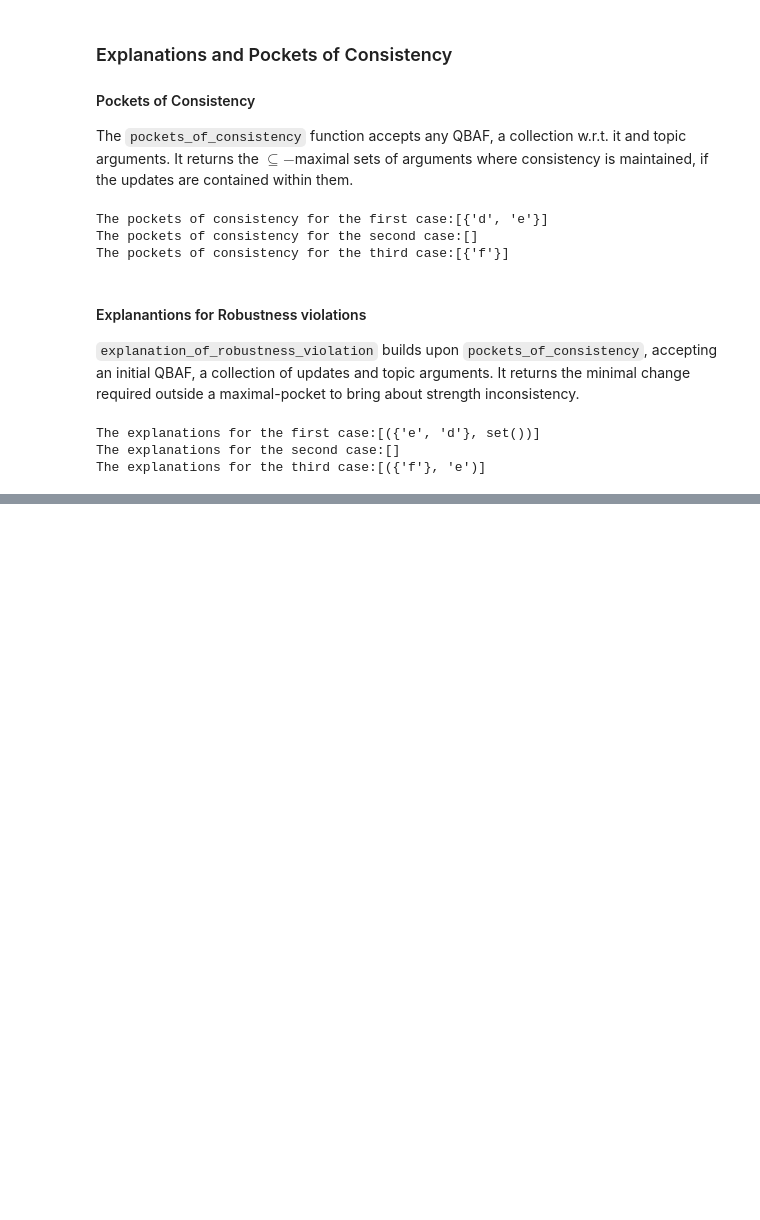
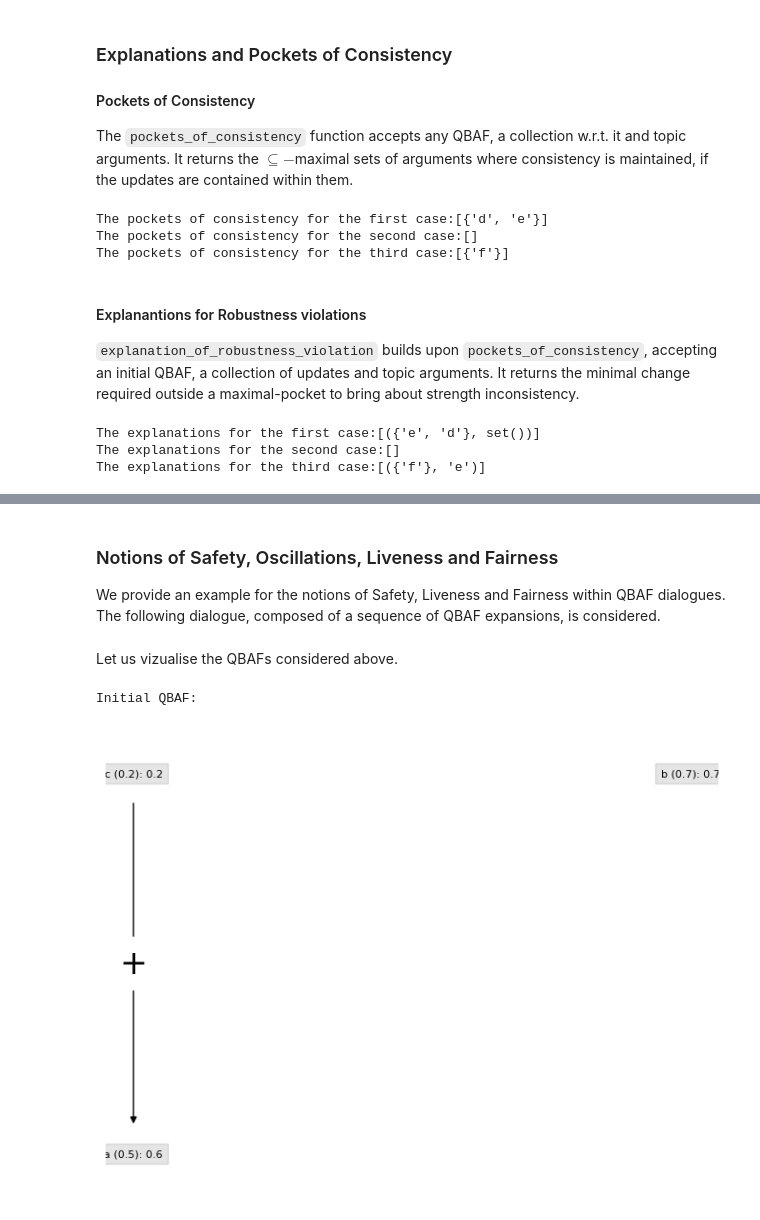
Before and after one commit to TimKam/Quantitative-Bipolar-Argumentation, a Jupyter notebook: examples.ipynb, the cells around one changed output, grey strips where cells are left out. Saved outputs shown, nothing was run; the diff lists cells and outputs as text; code cells hidden in the pictures; blank space fills up the shorter version.

Commit message:
Modified examples.ipynb to include solf notions.

```diff
--- a/examples.ipynb
+++ b/examples.ipynb
@@ -722,0 +759,33 @@ The explanations for the third case:[({'f'}, 'e')]
+# %% [markdown]
+### Notions of Safety, Oscillations, Liveness and Fairness
+
+We provide an example for the notions of Safety, Liveness and Fairness within QBAF dialogues. The following dialogue, composed of a sequence of QBAF expansions, is considered.
+# %%
+from qbaf import QBAFramework
+from qbaf_solf.safety_oscillations_liveness import *
+from qbaf_solf.fairness_notions import *
+from qbaf_visualizer.Visualizer import *
+
+args = ['a', 'b', 'c']
+args_1 = ['a', 'b', 'c', 'd']
+args_2 = ['a', 'b', 'c', 'd', 'e']
+
+supp = [('c', 'a')]
+supp_1 = [('c', 'a')]
+supp_2 = [('c', 'a')]
+
+att = []
+att_1 = [('d', 'a'), ('d', 'b')]
+att_2 = [('d', 'a'), ('d', 'b'), ('e', 'd')]
+
+Q = QBAFramework(args, [0.5, 0.7, 0.2], att, supp, semantics="DFQuAD_model")
+Q_1 = QBAFramework(args_1, [0.5, 0.7, 0.2, 1.0], att_1, supp_1, semantics="DFQuAD_model")
+Q_2 = QBAFramework(args_2, [0.5, 0.7, 0.2, 1.0, 0.8], att_2, supp_2, semantics="DFQuAD_model")
+# %% [markdown]
+Let us vizualise the QBAFs considered above.
+# %%
+print("Initial QBAF:")
+visualize(Q, with_fs=True, round_to=6)
+# %% [output]
+Initial QBAF:
+[figure, added]
```
Also changed, not shown: parts of 25 cells of this notebook, 1 other file.
